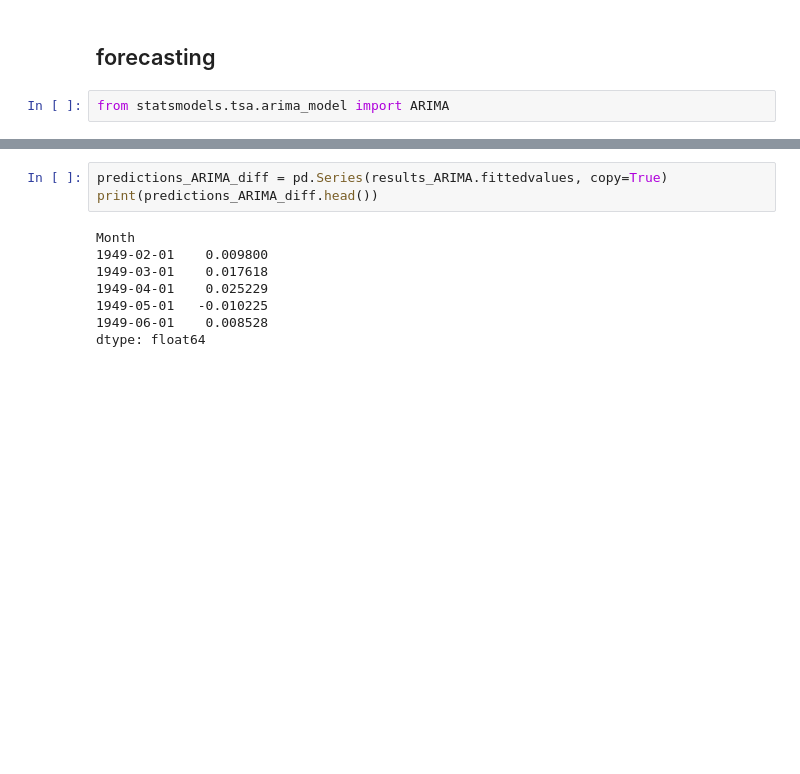
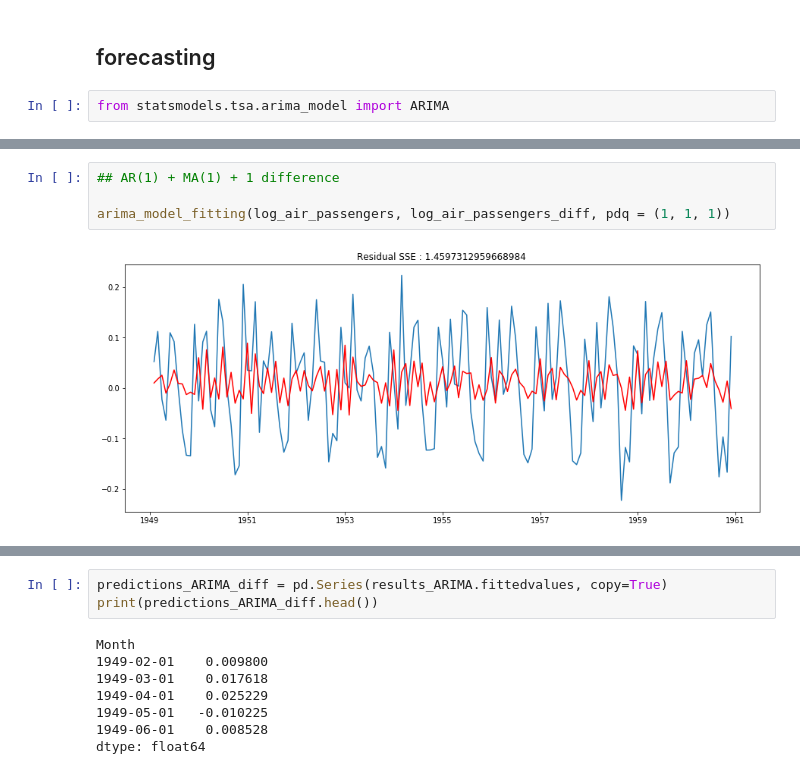
Before and after one commit to mkumar73/time-series, a Jupyter notebook: python/02.air_passenger_arima.ipynb, the cells around one changed output, grey strips where cells are left out. Cells and saved outputs as stored; diff of their text form; blank space fills up the shorter version.

```diff
--- a/python/02.air_passenger_arima.ipynb
+++ b/python/02.air_passenger_arima.ipynb
@@ -279,0 +281,6 @@ ValueError: Cannot add integral value to Timestamp without freq.
+# %%
+## AR(1) + MA(1) + 1 difference
+
+arima_model_fitting(log_air_passengers, log_air_passengers_diff, pdq = (1, 1, 1))
+# %% [output]
+[figure, added]
```
Also changed, not shown: parts of 14 cells of this notebook.
